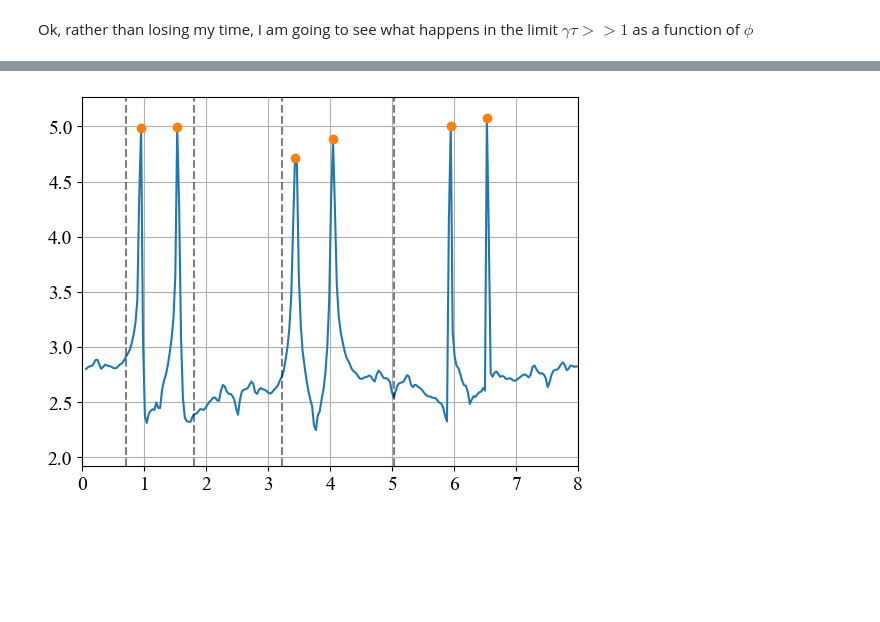
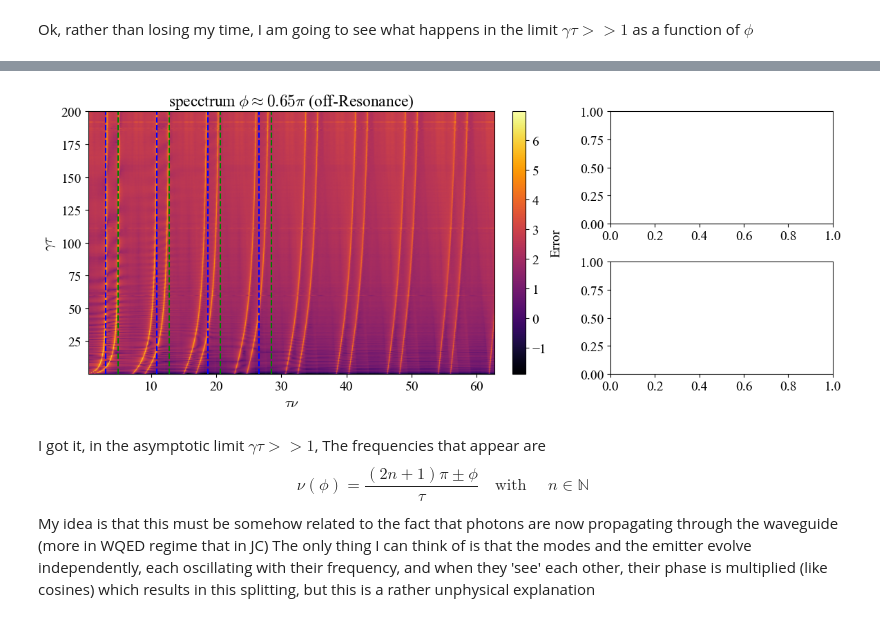
Before and after one commit to Taitoos2/Non_Markovian_Cavity, a Jupyter notebook: spectrum_vs_gamma.ipynb, the cells around one changed output, grey strips where cells are left out. Drawn from its saved outputs; the diff is of its cells as text; code cells hidden in the pictures; blank space fills up the shorter version.

```diff
--- a/spectrum_vs_gamma.ipynb
+++ b/spectrum_vs_gamma.ipynb
@@ -476,23 +480,49 @@ plt.show()
 # %%
 np.savez('data_spectrum.npz', data_phi=data_phi, data_any=data_any)
 # %%
-from scipy.signal import find_peaks
-
-u_ref = np.log(u_map_any[-1,2:])
-w_ref = w[2:]
-
-picos = find_peaks(u_ref,4.5)
-w_picos= w_ref[picos[0]]
-split =phi_s/(np.pi*tau_s)
-
-plt.plot(w_ref,u_ref)
-plt.plot(w_picos,u_ref[picos[0]],'o')
-plt.axvline(split,linestyle='--',color='k',alpha=0.5)
-plt.axvline(2*np.pi/tau_s+split,linestyle='--',color='k',alpha=0.5)
-plt.axvline(2*np.pi/tau_s-split,linestyle='--',color='k',alpha=0.5)
-plt.axvline(4*np.pi/tau_s,linestyle='--',color='k',alpha=0.5)
-plt.xlim(0,8)
-plt.grid()
-plt.show()
+w_phi = np.asarray(data_phi)
+w = w_phi[0][0]
+u_map_any = np.asarray( [data[1] for data in data_any])
-# %% [output]
-[figure, removed]
+# %%
+gamma_values = np.linspace(0.05,200,300)
+map_plot_2 = u_map_any[:,2:]
+phi_s = 1.76*np.pi
+tau_s = 0.8
+split = phi_s/(tau_s)
+fig = plt.figure(figsize=(12, 5))
+gs = gridspec.GridSpec(2, 2, width_ratios=[2, 1], height_ratios=[1, 1], figure=fig)
+
+ax_heat = fig.add_subplot(gs[:, 0])
+im = ax_heat.imshow(
+	np.log(map_plot_2),
+	origin='lower',
+	aspect='auto',
+	extent=[ w[10], w[-1],gamma_values[0], gamma_values[-1],],
+	cmap='inferno'
+)
+ax_heat.set_xlabel(r'$  \tau \nu  $')
+ax_heat.set_ylabel(r"$\gamma \tau $")
+ax_heat.set_title(r'specctrum $\phi \approx 0.65 \pi $ (off-Resonance) ')
+
+for n in range(0,4):
+		ax_heat.axvline((2*n-1)*np.pi/tau_s +phi_s/tau_s, color='b', linestyle='--', linewidth=1.5)
+		ax_heat.axvline((2*n+3)*np.pi/tau_s -phi_s/tau_s, color='g', linestyle='--', linewidth=1.5)
+
+
+cbar = fig.colorbar(im, ax=ax_heat, fraction=0.046, pad=0.04)
+cbar.set_label('Error')
+
+ax_top = fig.add_subplot(gs[0, 1])
+
+
+ax_bottom = fig.add_subplot(gs[1, 1])
+
+plt.tight_layout()
+plt.show()
+# %% [output]
+[figure, added]
+# %% [markdown]
+I got it, in the asymptotic limit $\gamma \tau >> 1 $, The frequencies that appear are
+$$ \nu(\phi) = \frac{(2n+1)\pi \pm \phi}{\tau}  \quad \text{with } \quad n \in \mathbb{N}$$
+My idea is that this must be somehow related to the fact that photons are now propagating through the waveguide (more in WQED regime that in JC)
+The only thing I can think of is that the modes and the emitter evolve independently, each oscillating with their frequency, and when they 'see' each other, their phase is multiplied (like cosines) which results in this splitting, but this is a rather unphysical explanation
```
Also changed, not shown: parts of 3 cells of this notebook, 3 other files.
